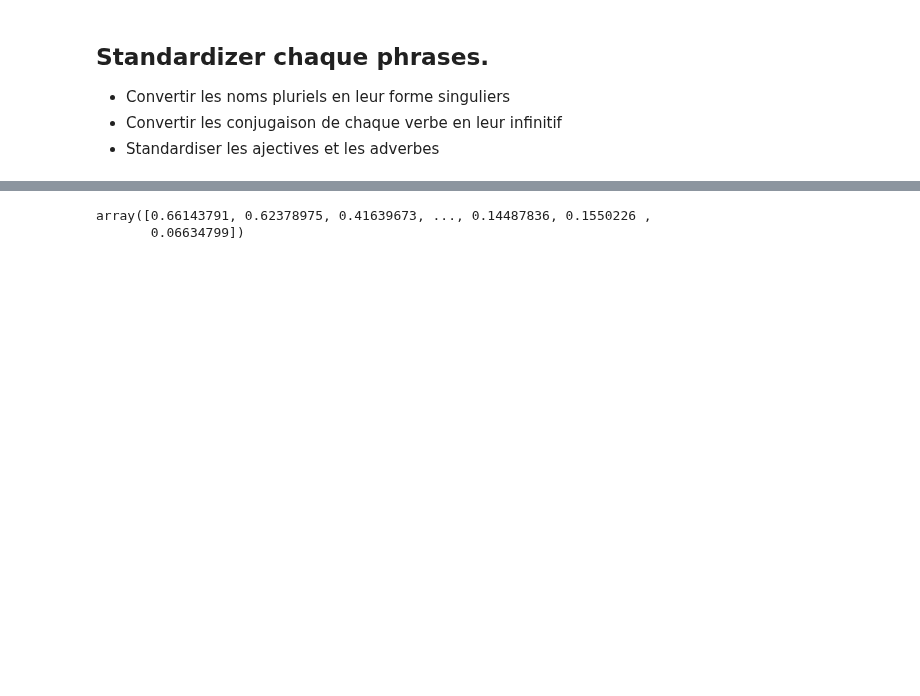
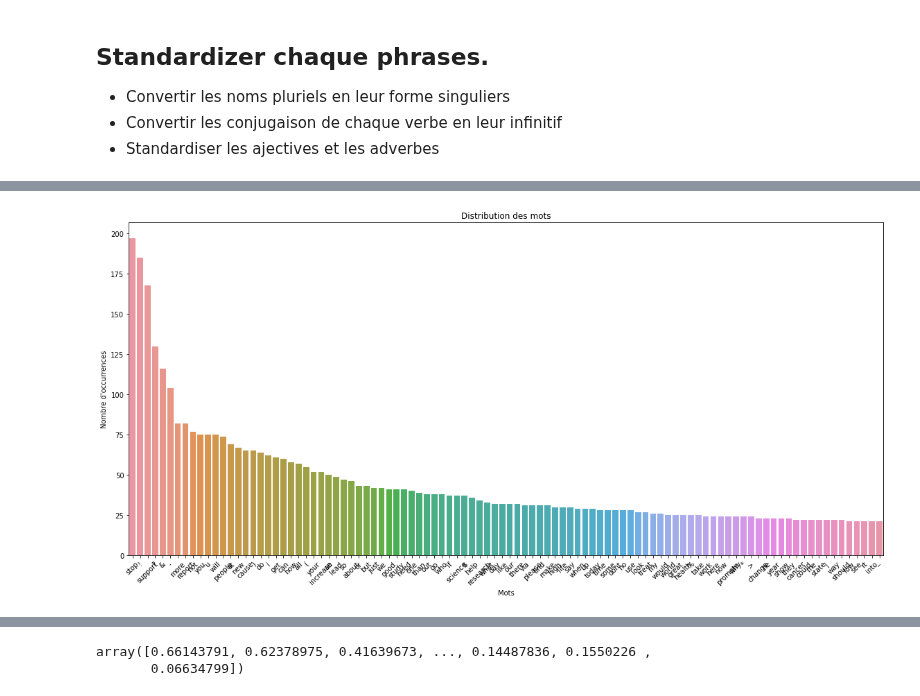
Before and after one commit to RaphaelRibes/machine-learning, a Jupyter notebook: ML_projet.ipynb, the cells around one changed output, grey strips where cells are left out. Cells and saved outputs as stored; diff of their text form; code cells hidden in the pictures; blank space fills up the shorter version.

```diff
--- a/ML_projet.ipynb
+++ b/ML_projet.ipynb
@@ -111,19 +95,0 @@ len(refined_tweets_join)
-# %%
-refined_tweets_flat = [word for sublist in refined_tweets for word in sublist]
-
-word_counts = Counter(refined_tweets_flat)
-
-# 3. Afficher les 10 mots les plus fréquents (optionnel)
-most_common = word_counts.most_common(100)
-words, counts = zip(*most_common)
-
-# 4. Tracer avec seaborn
-#plt.figure(figsize=(30, 12))
-plt.figure(figsize=(16, 8)).gca()
-sns.barplot(x=list(words), y=list(counts))
-plt.title("Distribution des mots")
-plt.ylabel("Nombre d'occurrences")
-plt.xlabel("Mots")
-plt.xticks(rotation=45)
-plt.tight_layout()
-plt.show()
@@ -131,0 +106,18 @@ plt.show()
+# %%
+def plot_word_distribution(word_list):
+    word_list_flat = [word for sublist in word_list for word in sublist]
+    word_counts = Counter(word_list_flat)
+    # 3. Afficher les 10 mots les plus fréquents (optionnel)
+    most_common = word_counts.most_common(100)
+    words, counts = zip(*most_common)
+
+    # 4. Tracer avec seaborn
+    #plt.figure(figsize=(30, 12))
+    plt.figure(figsize=(16, 8)).gca()
+    sns.barplot(x=list(words), y=list(counts))
+    plt.title("Distribution des mots")
+    plt.ylabel("Nombre d'occurrences")
+    plt.xlabel("Mots")
+    plt.xticks(rotation=45)
+    plt.tight_layout()
+    plt.show()
@@ -132 +128,11 @@ plt.show()
+# %%
+mots_a_supprimer = ["the", "to", "a", "of", "and", "in", "for", "on", "this",
+                    "with", "that", "have", "by", "it", "from", "be"]
+
+# Supprimer toutes les occurrences de "the"
+filtered_words = [[word for word in row if word not in mots_a_supprimer] for row in refined_tweets]
+# %%
+plot_word_distribution(filtered_words)
+# %% [output]
+[figure, added]
 # %%
```
Also changed, not shown: parts of 13 cells of this notebook.
